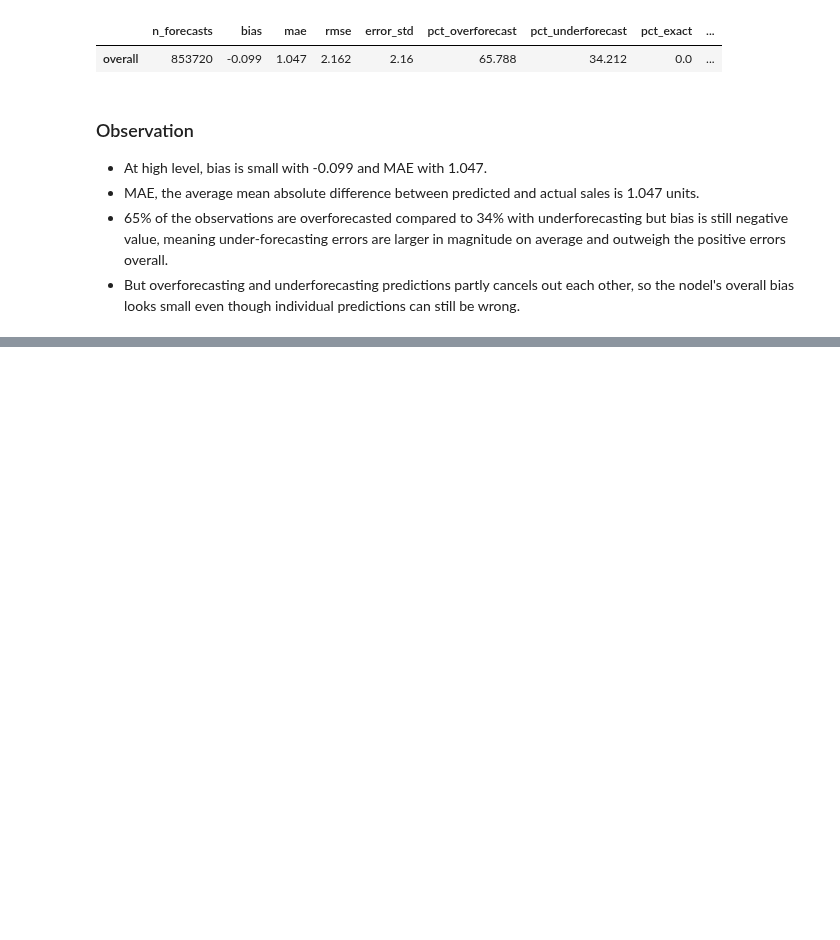
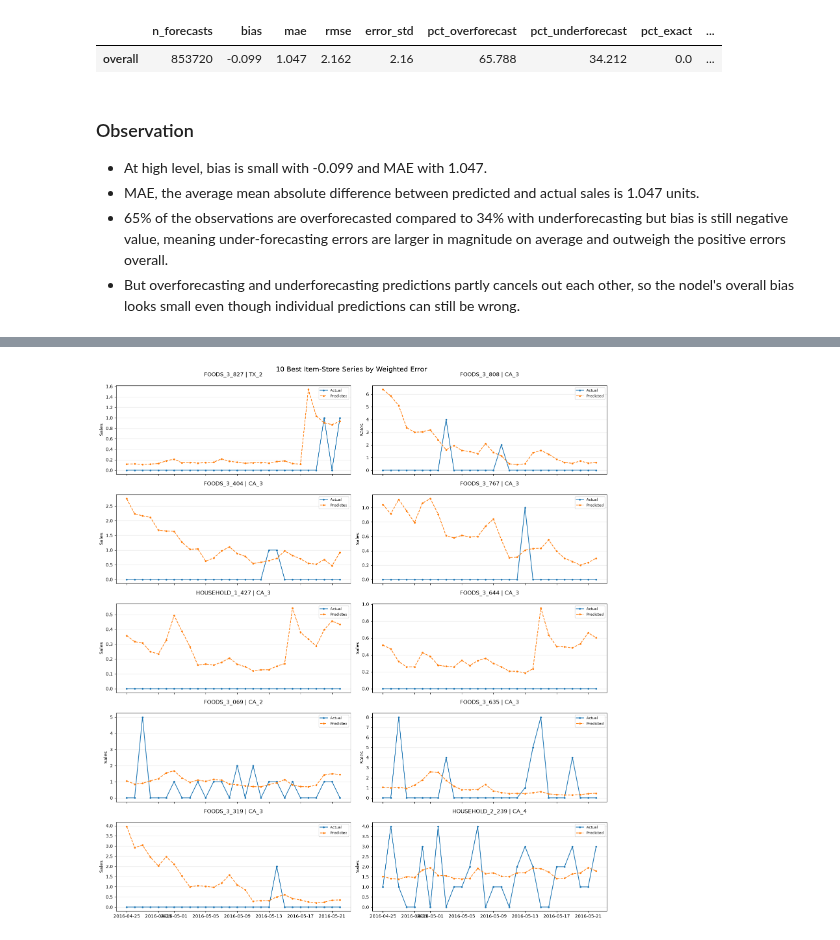
Before and after one commit to surekhag28/m5-demand-forecasting, a Jupyter notebook: notebooks/error_analysis.ipynb, the cells around one changed output, grey strips where cells are left out. Drawn from its saved outputs; the diff is of its cells as text; code cells hidden in the pictures; blank space fills up the shorter version.

```diff
--- a/notebooks/error_analysis.ipynb
+++ b/notebooks/error_analysis.ipynb
@@ -656,0 +1164,3 @@ for col in ["pct_actual_zero",
+# %%
+pred_df = pred_df.merge(df[["item_id","store_id","date","sell_price"]], on=["item_id","store_id","date"], how="left")
+pred_df.head(5)
@@ -656,0 +1174,16 @@ for col in ["pct_actual_zero",
+# %%
+pred_df["previous_price"] = pred_df.groupby(["item_id", "store_id"])[
+    "sell_price"
+].shift(1)
+
+pred_df["price_changed"] = (
+    pred_df["sell_price"].notna()
+    & pred_df["previous_price"].notna()
+    & ~np.isclose(pred_df["sell_price"], pred_df["previous_price"])
+)
+
+price_errors = pred_df.groupby("price_changed").agg(
+    n=("sales", "count"), bias=("error", "mean"), mae=("abs_error", "mean")
+)
+
+price_errors
@@ -656,0 +1223,8 @@ for col in ["pct_actual_zero",
+# %%
+weighted_df = weighted_slice_errors(merge_df, ["item_id","store_id"])
+weighted_df = weighted_df[weighted_df["total_weight"]>0]
+
+worst_10 = weighted_df.nlargest(10, "weighted_error_contribution")
+best_10 = weighted_df.nsmallest(10,"weighted_error_contribution")
+
+best_10
@@ -656,0 +1243,6 @@ for col in ["pct_actual_zero",
+# %%
+rmsse_df = slice_errors(merge_df,["item_id","store_id"])
+
+worst_10 = weighted_df.nlargest(10, "mean_rmsse")
+best_10 = weighted_df.nsmallest(10,"mean_rmsse")
+best_10
@@ -656,0 +1315,8 @@ for col in ["pct_actual_zero",
+# %%
+plot_top_series(
+    best_10,
+    pred_df,
+    "10 Best Item-Store Series by Weighted Error"
+)
+# %% [output]
+[figure, added]
```
Also changed, not shown: parts of 45 cells of this notebook, 1 other file.
